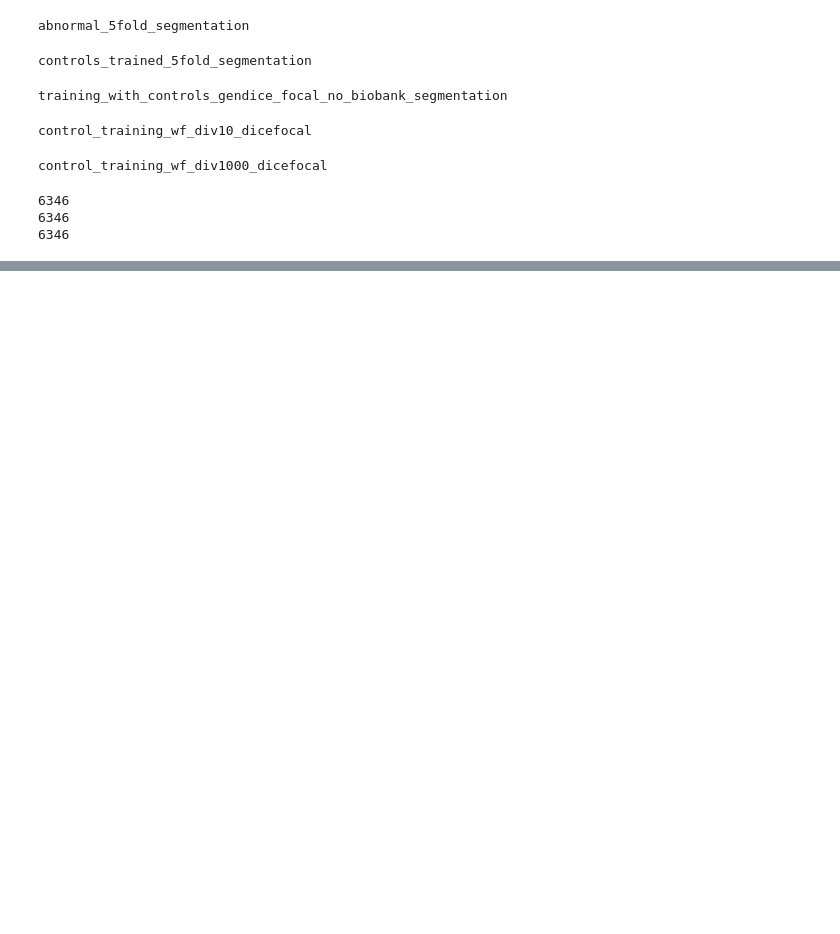
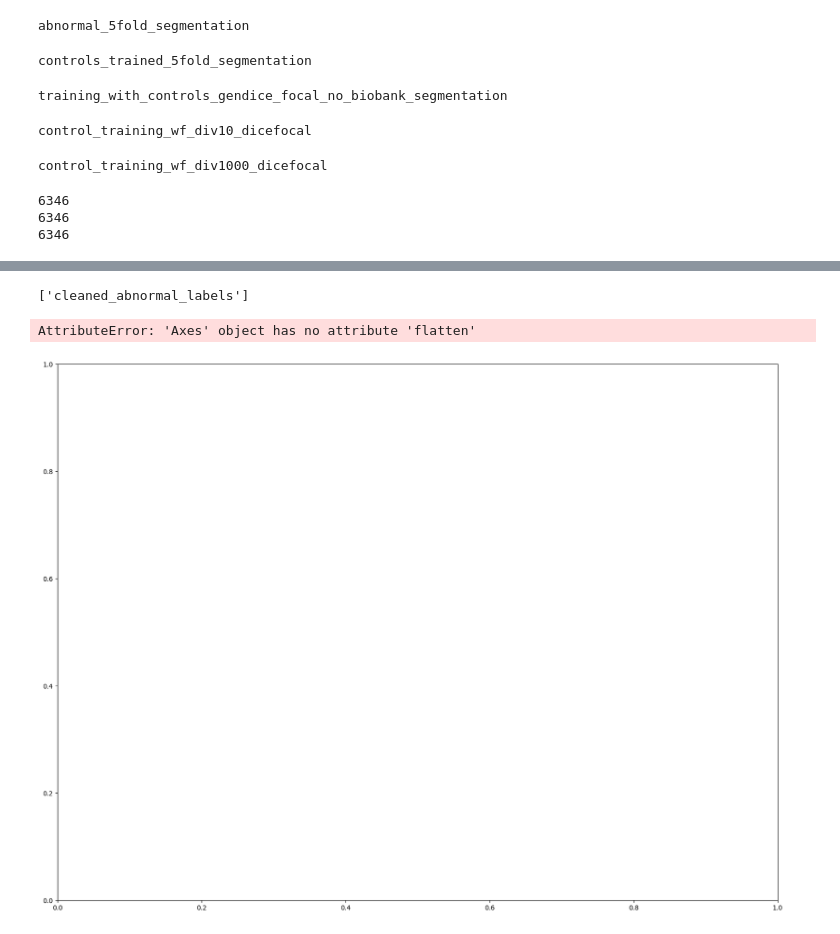
Before and after one commit to chrisfoulon/lesseg_unet, a Jupyter notebook: lesseg_unet/segmentatation_output_pipelines.ipynb, the cells around one changed output, grey strips where cells are left out. Drawn from its saved outputs; the diff is of its cells as text; code cells hidden in the pictures; blank space fills up the shorter version.

Commit message:
fixed bug for the complete_perf structures

```diff
--- a/lesseg_unet/segmentatation_output_pipelines.ipynb
+++ b/lesseg_unet/segmentatation_output_pipelines.ipynb
@@ -175,11 +175,11 @@ new_df.to_csv(Path(seg_folder, 'segmentation_perf_df_zscored.csv'), columns=colu
 # %%
 from nilearn.image import smooth_img
 # smooth all the images from the segmentation dict with key 'segmentation' and save them in '/media/chrisfoulon/HDD2/final_training_set/abnormal_5fold_segmentation_masks_smoothed_8'
-smooth_out_folder = output_folder + 'masks_smoothed_8'
+smooth_out_folder = output_folder + 'masks_smoothed_4'
 os.makedirs(smooth_out_folder, exist_ok=True)
 spm_smoothed_seg_dict = {}
 for k in tqdm(spm_seg_dict):
-    smoothed_img = smooth_img(spm_seg_dict[k][main_key_to_process], 8)
+    smoothed_img = smooth_img(spm_seg_dict[k][main_key_to_process], 4)
     spm_smoothed_seg_dict[k] = deepcopy(spm_seg_dict[k])
     spm_smoothed_seg_dict[k][main_key_to_process] = str(Path(smooth_out_folder, Path(spm_seg_dict[k][main_key_to_process]).name))
     nib.save(smoothed_img, spm_smoothed_seg_dict[k][main_key_to_process])
@@ -191,9 +191,8 @@ new_df.to_csv(Path(output_folder, 'spm_smoothed_segmentation_perf_df.csv'), colu
 # Now, we use the spm_smoothed_segmentation_perf_df.csv from each directory in model_perf_dir_list and create a new multi_model_dice_comparison_df
 model_perf_dir_list = [
     '/media/chrisfoulon/HDD2/final_training_set/perf_labels_analyses_abnormal_5fold_segmentation',
-    '/media/chrisfoulon/HDD2/final_training_set/perf_labels_control_training_wf_div10_dicefocal',
-    '/media/chrisfoulon/HDD2/final_training_set/perf_labels_control_training_wf_div1000_dicefocal',
-    '/media/chrisfoulon/HDD2/final_training_set/perf_labels_training_with_controls_gendice_focal_no_biobank'
+    # '/media/chrisfoulon/HDD2/final_training_set/perf_labels_control_training_wf_div10_dicefocal',
+    '/media/chrisfoulon/HDD2/final_training_set/perf_labels_control_training_wf_div1000_dicefocal'
 ]
 
 model_perf_df_list = [
@@ -564,0 +707,11 @@ Name: 0, dtype: object
+# %%
+from lesseg_unet.utils import add_cluster_to_dict
+
+# for k in tqdm(perf_dict):
+#     del perf_dict[k]['lesion_cluster']
+# Add a lesion_cluster attribute in the perf_dict (is is the parent name directory of the segmentation)
+perf_dict = add_cluster_to_dict(perf_dict)
+for k in tqdm(perf_dict):
+    perf_dict[k]['pref_lesion_cluster'] = str(Path(perf_dict[k]['segmentation']).parent.name)
+# save the perf_dict
+save_json(Path(fold_root_folder, 'complete_perf_dict.json'), perf_dict)
@@ -564,0 +723,59 @@ Name: 0, dtype: object
+# %%
+# Here, the goal is to use perf_dict to plot the distribution of the dice_metric for each lesion_cluster (one violinplot per lesion_cluster) and to compute the correlation between the lesion_cluster and the dice_metric and display all the plots in one figure (save it as a png in the fold_root_folder)
+# Some cluster names start with L_ or R_, but we only care about what is after L_ or R_ when it is in the name
+# We can use the following code to get the list of lesion_clusters
+lesion_cluster_list = list(set([perf_dict[k]['lesion_cluster'].split('L_')[-1].split('R_')[-1] for k in perf_dict]))
+print(lesion_cluster_list)
+
+# For each lesion_cluster, create a list of dice_metric values
+dice_metric_list = []
+for lesion_cluster in lesion_cluster_list:
+    dice_metric_list.append([perf_dict[k]['dice_metric'] for k in perf_dict if lesion_cluster in perf_dict[k]['lesion_cluster']])
+
+# Then, plot the distribution of the dice_metric for each lesion_cluster (one violinplot per lesion_cluster) and compute the correlation between the lesion_cluster and the dice_metric and display all the plots in one figure (save it as a png in the fold_root_folder)
+import seaborn as sns
+import matplotlib.pyplot as plt
+# import pearnonr
+from scipy.stats import pearsonr
+# plot up to 4 violinplots per row
+# fig, axes = plt.subplots(len(lesion_cluster_list) // 4 + 1, 4)
+# plot all the violinplots on one line with a shared y axis
+fig, axes = plt.subplots(1, len(lesion_cluster_list), sharey=True)
+
+# make plots taller and larger
+plt.rcParams['figure.figsize'] = [20, 15]
+# fix error: AttributeError: 'numpy.ndarray' object has no attribute 'fill_betweenx'
+axes = axes.flatten()
+# all plots y axis should be between 0 and 1
+for ax in axes:
+    ax.set_ylim(0, 1)
+
+# x labels should be diagonal
+for ax in axes:
+    ax.set_xticklabels(ax.get_xticklabels(), rotation=45, ha='right')
+
+for ind, lesion_cluster in enumerate(lesion_cluster_list):
+    sns.violinplot(ax=axes[ind], data=dice_metric_list[ind])
+
+
+
+
+
+
+# plt.savefig(Path(fold_root_folder, 'lesion_cluster_dice_metric_correlation.png'))
+
+plt.show()
+
+
+# for ind, lesion_cluster in enumerate(lesion_cluster_list):
+#         sns.violinplot(ax=axes[ind], data=metric_list[ind])
+#         # title should be the lesion_cluster, number of images in the cluster and the mean metric
+#         axes[ind].set_title(f'{lesion_cluster} / {len(metric_list[ind])} ')
+#         # metric name : mean metric value should be the x label
+#         axes[ind].set_xlabel(f'{metric_name} : {np.mean(metric_list[ind]):.2f}')
+#         # remove the x scale
+#         axes[ind].set_xticks([])
+# %% [output]
+['cleaned_abnormal_labels']
+AttributeError: 'Axes' object has no attribute 'flatten'
+[figure, added]
```
Also changed, not shown: parts of 18 cells of this notebook, 2 other files.
